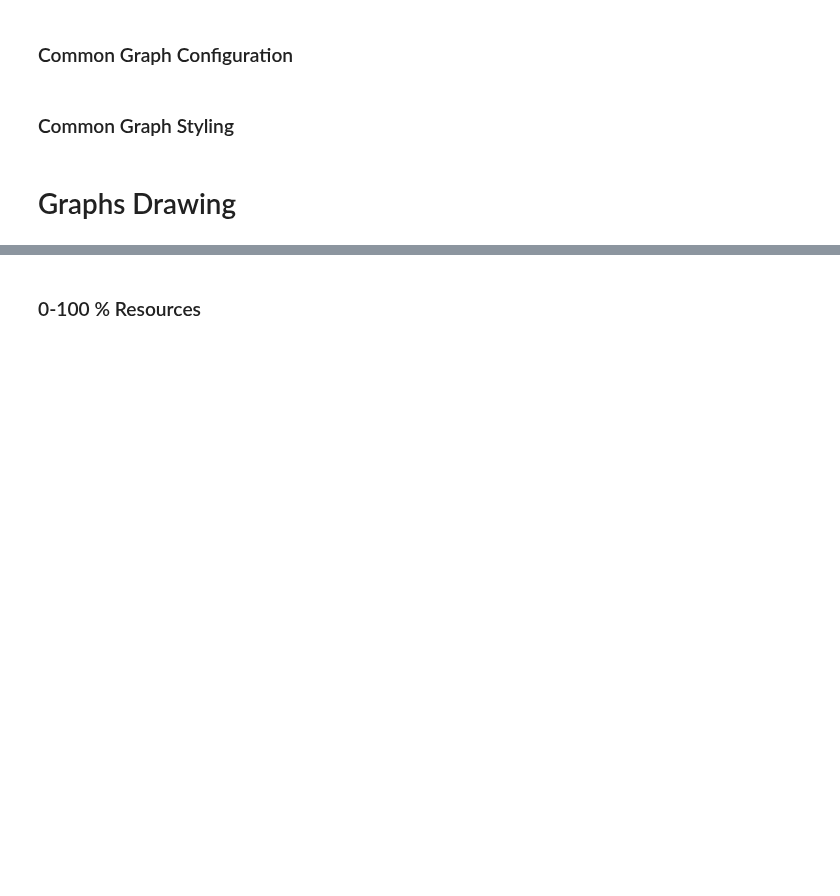
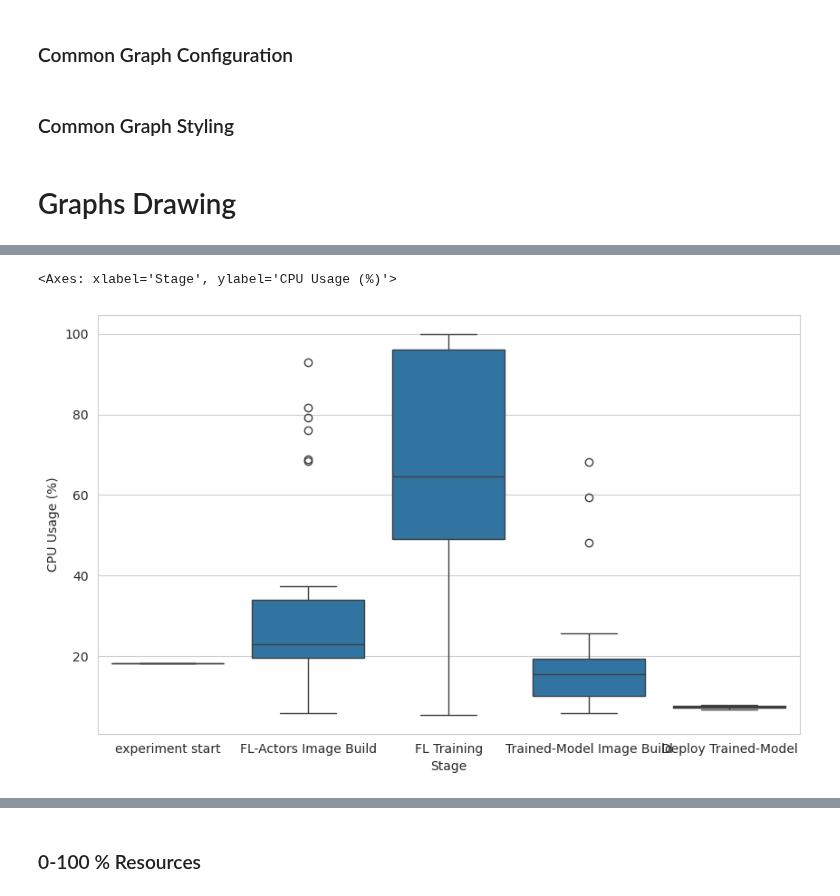
Before and after one commit to oakestra/oakestra-cli, a Jupyter notebook: oak_cli/evaluation/machine/graph.ipynb, the cells around one changed output, grey strips where cells are left out. Saved outputs shown, nothing was run; the diff lists cells and outputs as text; code cells hidden in the pictures; blank space fills up the shorter version.

```diff
--- a/oak_cli/evaluation/machine/graph.ipynb
+++ b/oak_cli/evaluation/machine/graph.ipynb
@@ -40,0 +174,6 @@ sns.set_style("whitegrid")
+# %%
+plt.figure(figsize=(10, 6))
+sns.boxplot(x="Stage", y="CPU Usage (%)", data=df)
+# %% [output]
+<Axes: xlabel='Stage', ylabel='CPU Usage (%)'>
+[figure, added]
```
Also changed, not shown: parts of 12 cells of this notebook, 6 other files.
